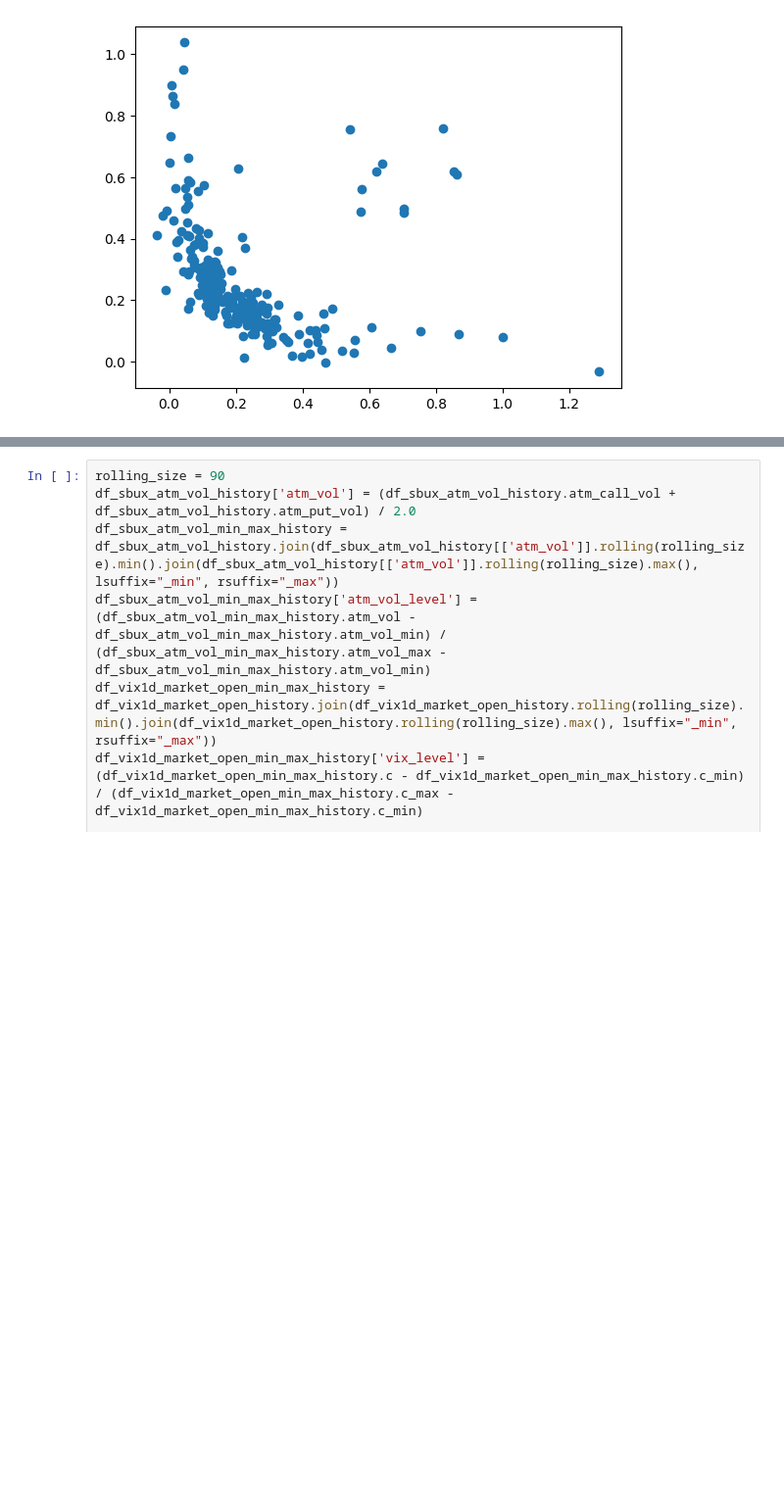
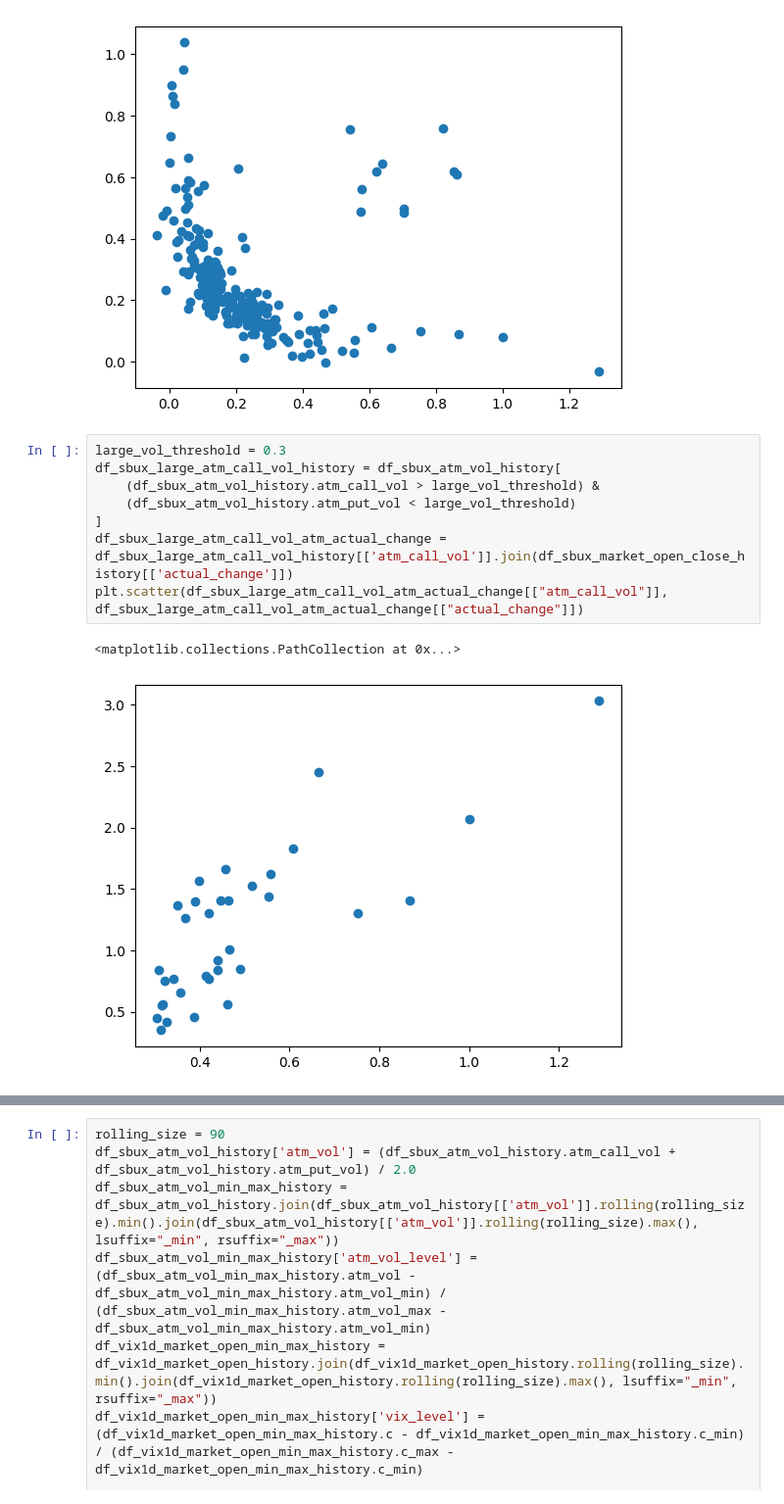
Before and after one commit to sculd/volatility_trading, a Jupyter notebook: sandbox_options.ipynb, the cells around one changed output, grey strips where cells are left out. Shown at 98% size. Drawn from its saved outputs; the diff is of its cells as text; blank space fills up the shorter version.

```diff
--- a/sandbox_options.ipynb
+++ b/sandbox_options.ipynb
@@ -244,3 +374,14 @@ plt.scatter(df_sbux_atm_vol_history[["atm_call_vol"]], df_sbux_atm_vol_history[[
 # %% [output]
 <matplotlib.collections.PathCollection at 0x...>
 [figure]
+# %%
+large_vol_threshold = 0.3
+df_sbux_large_atm_call_vol_history = df_sbux_atm_vol_history[
+    (df_sbux_atm_vol_history.atm_call_vol > large_vol_threshold) &
+    (df_sbux_atm_vol_history.atm_put_vol < large_vol_threshold)
+]
+df_sbux_large_atm_call_vol_atm_actual_change = df_sbux_large_atm_call_vol_history[['atm_call_vol']].join(df_sbux_market_open_close_history[['actual_change']])
+plt.scatter(df_sbux_large_atm_call_vol_atm_actual_change[["atm_call_vol"]], df_sbux_large_atm_call_vol_atm_actual_change[["actual_change"]])
+# %% [output]
+<matplotlib.collections.PathCollection at 0x...>
+[figure, added]
```
Also changed, not shown: parts of 19 cells of this notebook, 4 other files.
